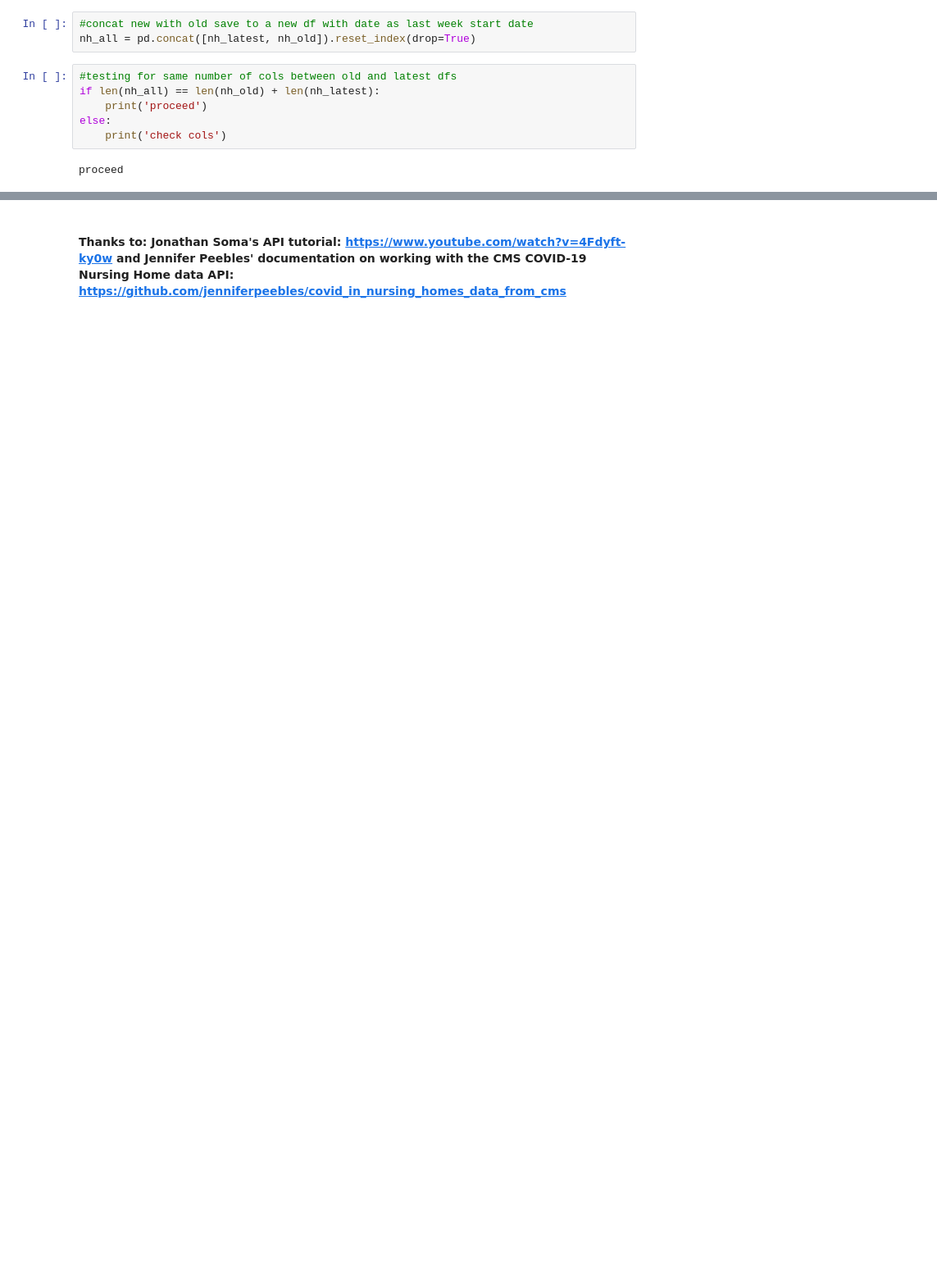
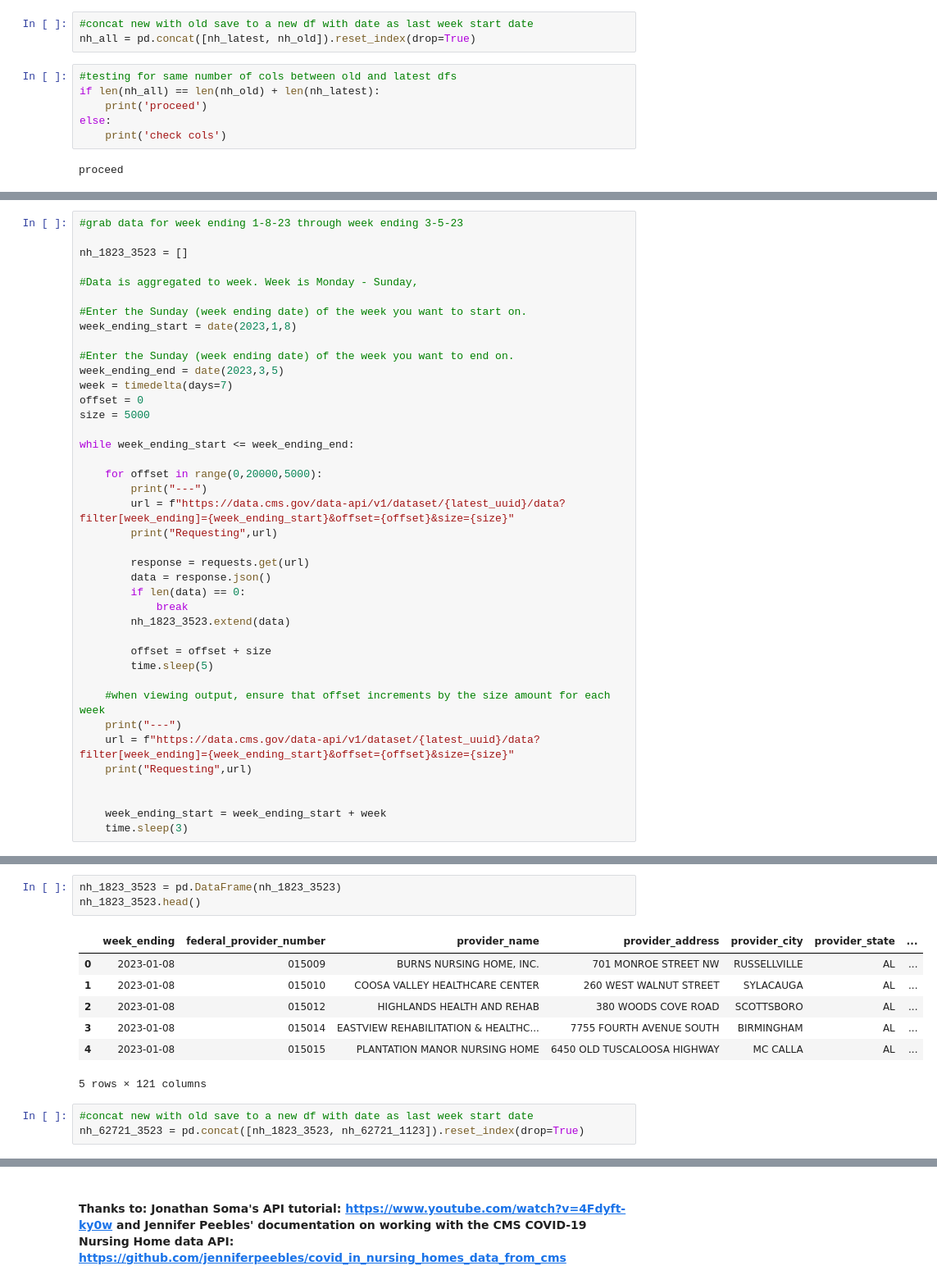
Before and after one commit to sarah-weatherbee/nh_vax_dash_app, a Jupyter notebook: NH_get_data.ipynb, the cells around one changed output, grey strips where cells are left out. Shown: that part at 82% size. Drawn from its saved outputs; the diff is of its cells as text; blank space fills up the shorter version.

```diff
--- a/NH_get_data.ipynb
+++ b/NH_get_data.ipynb
@@ -868,0 +872,40 @@ nh_all.to_parquet('data/data_pre_proc/nh_all_Jun27_21_Jan1_23_concat.parquet.gzi
+# %%
+#grab data for week ending 1-8-23 through week ending 3-5-23
+
+nh_1823_3523 = []
+
+#Data is aggregated to week. Week is Monday - Sunday,
+
+#Enter the Sunday (week ending date) of the week you want to start on.
+week_ending_start = date(2023,1,8)
+
+#Enter the Sunday (week ending date) of the week you want to end on.
+week_ending_end = date(2023,3,5)
+week = timedelta(days=7)
+offset = 0
+size = 5000
+
+while week_ending_start <= week_ending_end:
+
+    for offset in range(0,20000,5000):
+        print("---")
+        url = f"https://data.cms.gov/data-api/v1/dataset/{latest_uuid}/data?filter[week_ending]={week_ending_start}&offset={offset}&size={size}"
+        print("Requesting",url)
+
+        response = requests.get(url)
+        data = response.json()
+        if len(data) == 0:
+            break
+        nh_1823_3523.extend(data)
+
+        offset = offset + size
+        time.sleep(5)
+
+    #when viewing output, ensure that offset increments by the size amount for each week
+    print("---")
+    url = f"https://data.cms.gov/data-api/v1/dataset/{latest_uuid}/data?filter[week_ending]={week_ending_start}&offset={offset}&size={size}"
+    print("Requesting",url)
+
+
+    week_ending_start = week_ending_start + week
+    time.sleep(3)
@@ -868,0 +930,14 @@ nh_all.to_parquet('data/data_pre_proc/nh_all_Jun27_21_Jan1_23_concat.parquet.gzi
+# %%
+nh_1823_3523 = pd.DataFrame(nh_1823_3523)
+nh_1823_3523.head()
+# %% [output]
+|  | week_ending | federal_provider_number | provider_name | provider_address | provider_city | provider_state | ... |
+| 0 | 2023-01-08 | 015009 | BURNS NURSING HOME, INC. | 701 MONROE STREET NW | RUSSELLVILLE | AL | ... |
+| 1 | 2023-01-08 | 015010 | COOSA VALLEY HEALTHCARE CENTER | 260 WEST WALNUT STREET | SYLACAUGA | AL | ... |
+| 2 | 2023-01-08 | 015012 | HIGHLANDS HEALTH AND REHAB | 380 WOODS COVE ROAD | SCOTTSBORO | AL | ... |
+| 3 | 2023-01-08 | 015014 | EASTVIEW REHABILITATION & HEALTHC... | 7755 FOURTH AVENUE SOUTH | BIRMINGHAM | AL | ... |
+| 4 | 2023-01-08 | 015015 | PLANTATION MANOR NURSING HOME | 6450 OLD TUSCALOOSA HIGHWAY | MC CALLA | AL | ... |
+5 rows × 121 columns
+# %%
+#concat new with old save to a new df with date as last week start date
+nh_62721_3523 = pd.concat([nh_1823_3523, nh_62721_1123]).reset_index(drop=True)
```
Also changed, not shown: parts of 7 cells of this notebook, 2 other files.
